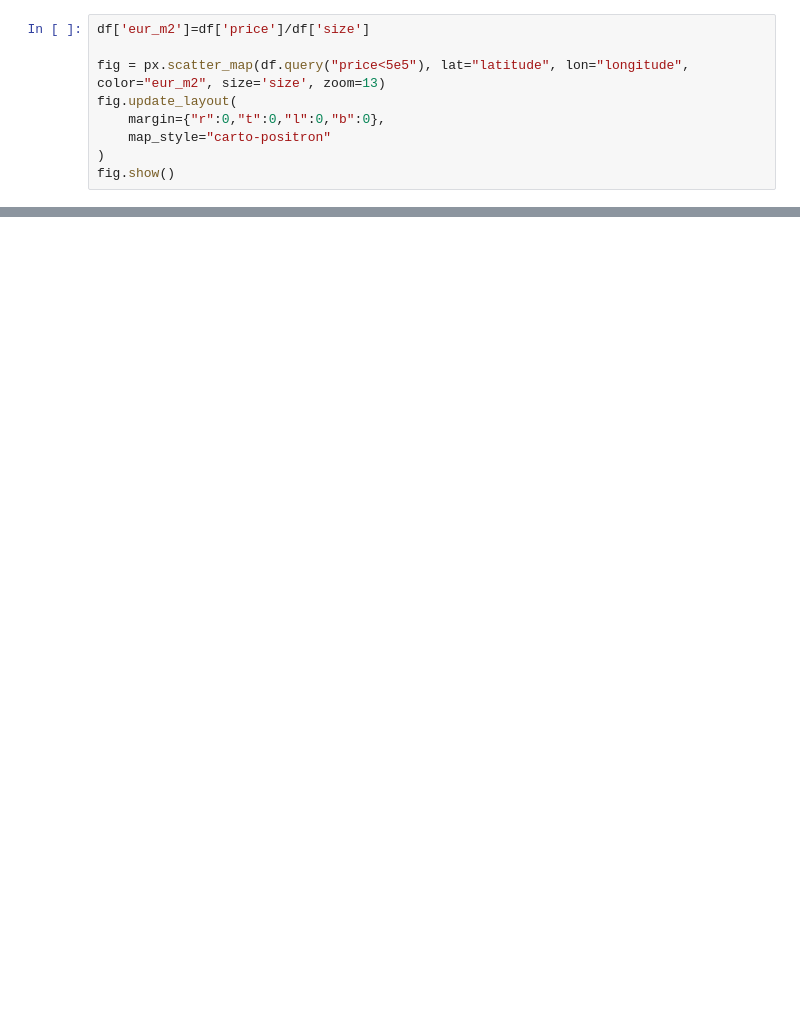
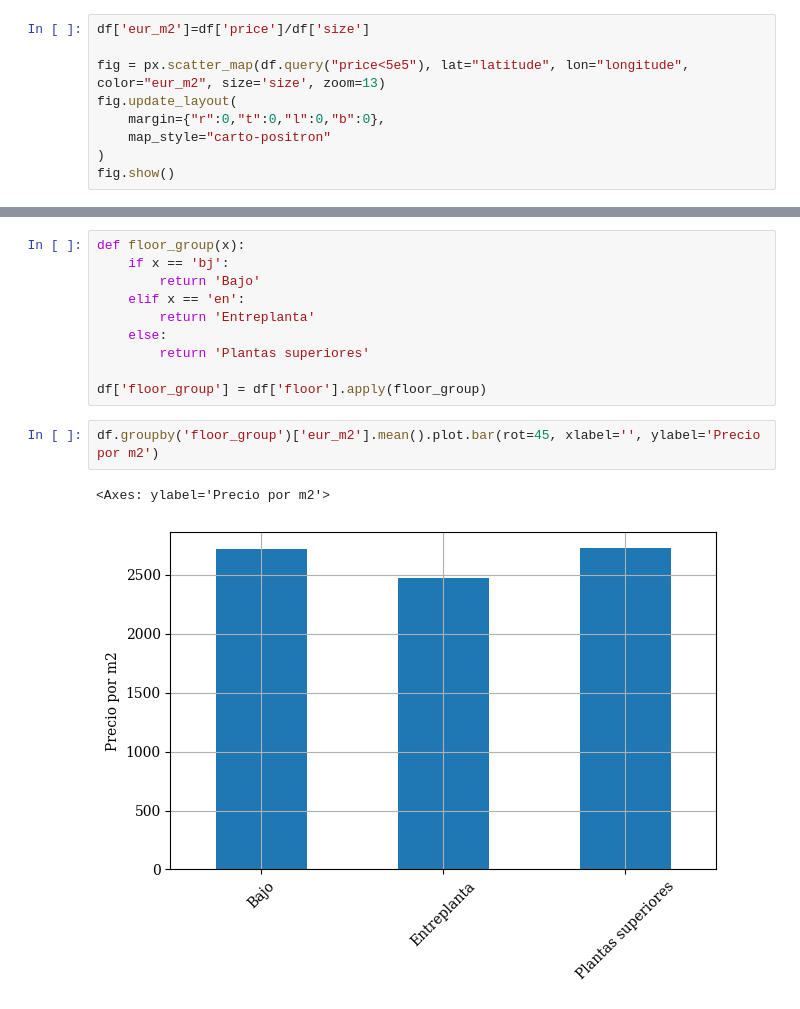
Before and after one commit to MiguelPuntoEs/ufm-python-for-finance, a Jupyter notebook: 10 Idealista.ipynb, the cells around one changed output, grey strips where cells are left out. Saved outputs shown, nothing was run; the diff lists cells and outputs as text; blank space fills up the shorter version.

```diff
--- a/10 Idealista.ipynb
+++ b/10 Idealista.ipynb
@@ -124,0 +188,15 @@ fig.show()
+# %%
+def floor_group(x):
+    if x == 'bj':
+        return 'Bajo'
+    elif x == 'en':
+        return 'Entreplanta'
+    else:
+        return 'Plantas superiores'
+
+df['floor_group'] = df['floor'].apply(floor_group)
+# %%
+df.groupby('floor_group')['eur_m2'].mean().plot.bar(rot=45, xlabel='', ylabel='Precio por m2')
+# %% [output]
+<Axes: ylabel='Precio por m2'>
+[figure, added]
```
Also changed, not shown: parts of 10 cells of this notebook, 2 other files.
